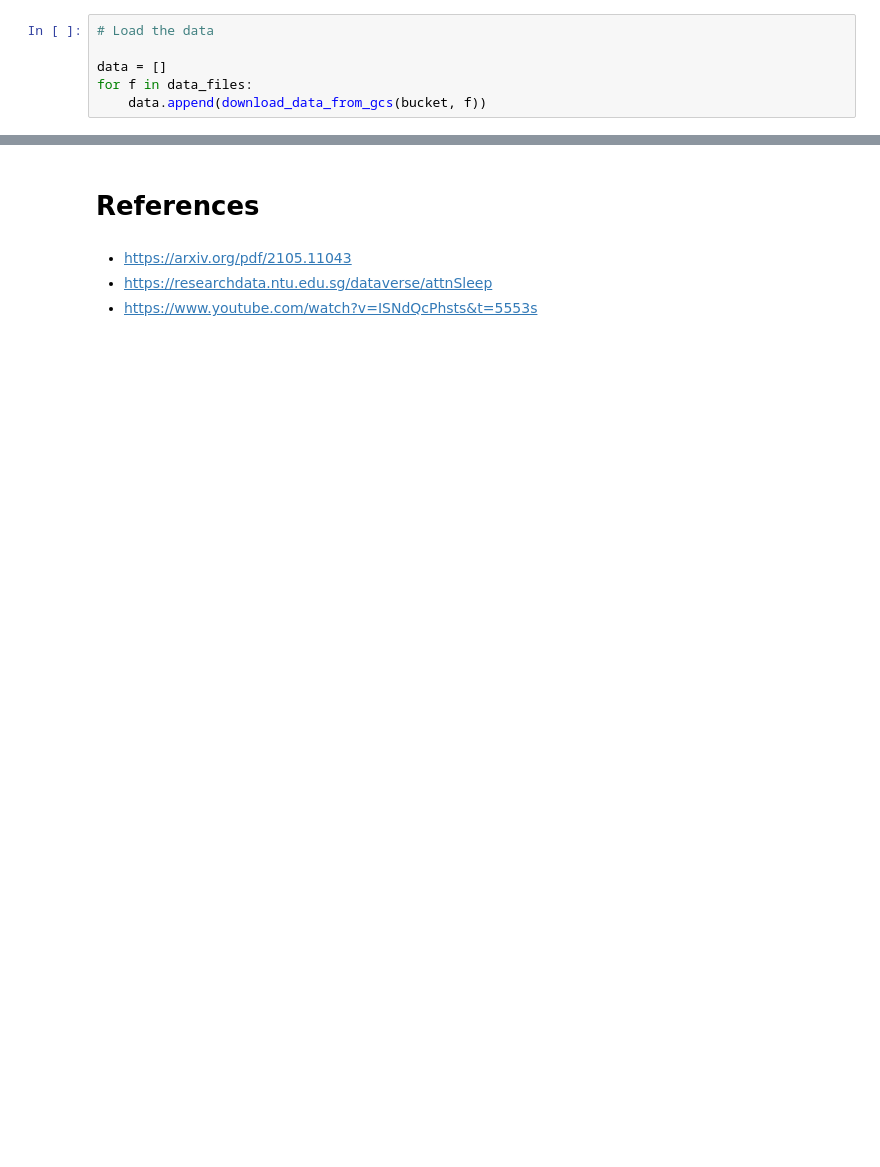
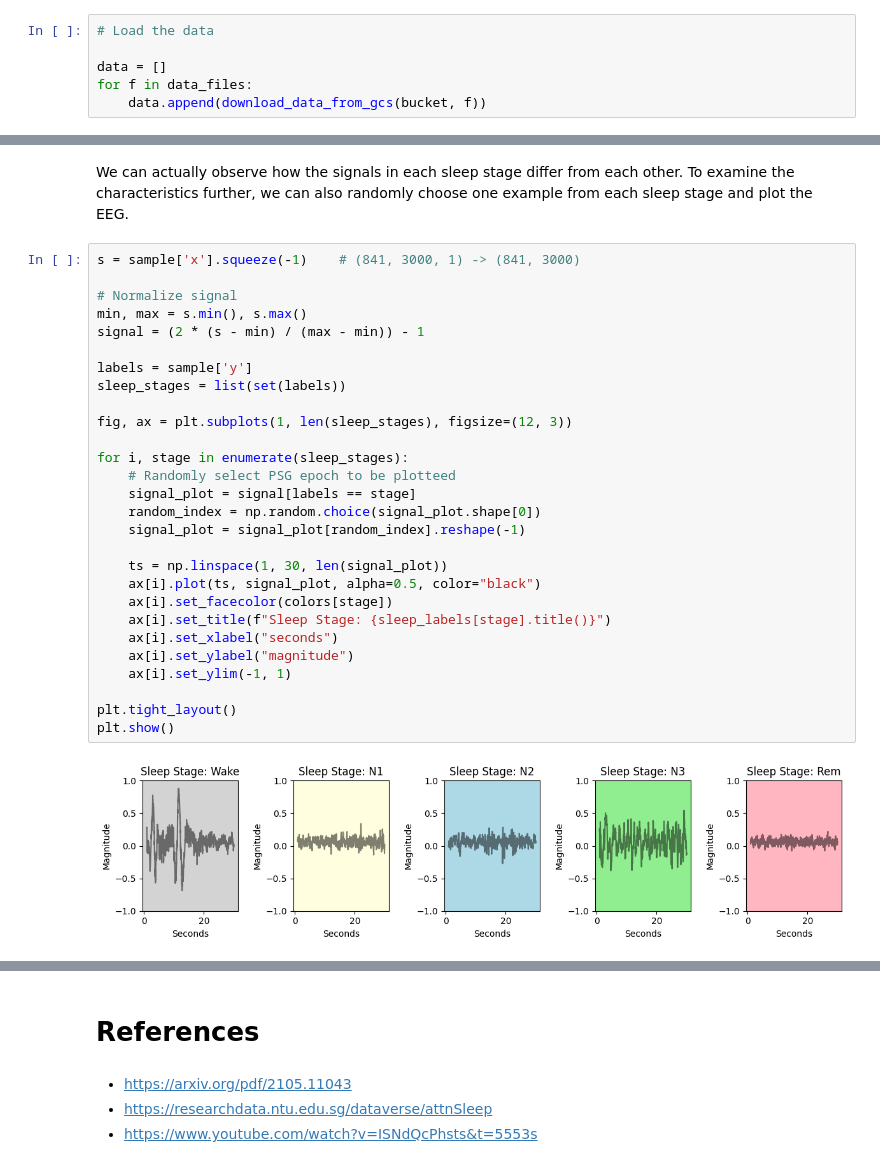
Before and after one commit to fandayp/exploratory, a Jupyter notebook: sleep-stage-clf-transformer.ipynb, the cells around one changed output, grey strips where cells are left out. Saved outputs shown, nothing was run; the diff lists cells and outputs as text; blank space fills up the shorter version.

```diff
--- a/sleep-stage-clf-transformer.ipynb
+++ b/sleep-stage-clf-transformer.ipynb
@@ -101,0 +213,32 @@ Subject details    : X F X Female_33yr
+# %% [markdown]
+We can actually observe how the signals in each sleep stage differ from each other. To examine the characteristics further, we can also randomly choose one example from each sleep stage and plot the EEG.
+# %%
+s = sample['x'].squeeze(-1)    # (841, 3000, 1) -> (841, 3000)
+
+# Normalize signal
+min, max = s.min(), s.max()
+signal = (2 * (s - min) / (max - min)) - 1
+
+labels = sample['y']
+sleep_stages = list(set(labels))
+
+fig, ax = plt.subplots(1, len(sleep_stages), figsize=(12, 3))
+
+for i, stage in enumerate(sleep_stages):
+    # Randomly select PSG epoch to be plotteed
+    signal_plot = signal[labels == stage]
+    random_index = np.random.choice(signal_plot.shape[0])
+    signal_plot = signal_plot[random_index].reshape(-1)
+
+    ts = np.linspace(1, 30, len(signal_plot))
+    ax[i].plot(ts, signal_plot, alpha=0.5, color="black")
+    ax[i].set_facecolor(colors[stage])
+    ax[i].set_title(f"Sleep Stage: {sleep_labels[stage].title()}")
+    ax[i].set_xlabel("seconds")
+    ax[i].set_ylabel("magnitude")
+    ax[i].set_ylim(-1, 1)
+
+plt.tight_layout()
+plt.show()
+# %% [output]
+[figure, added]
```
Also changed, not shown: parts of 23 cells of this notebook.
